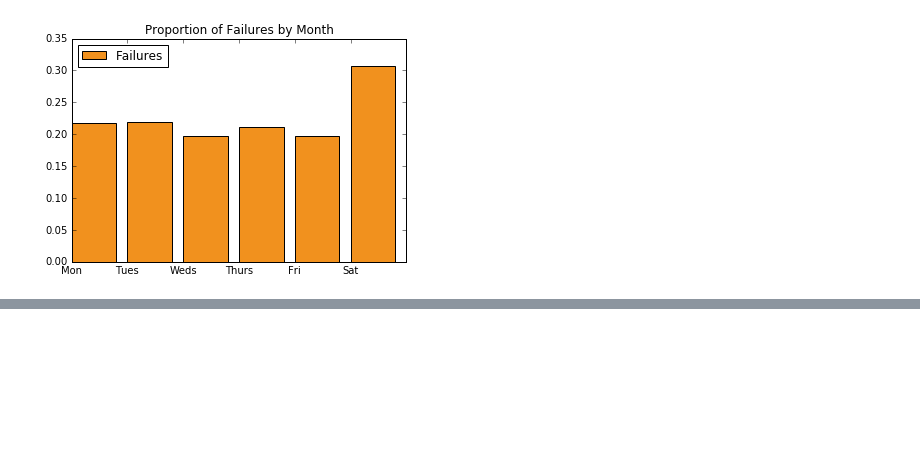
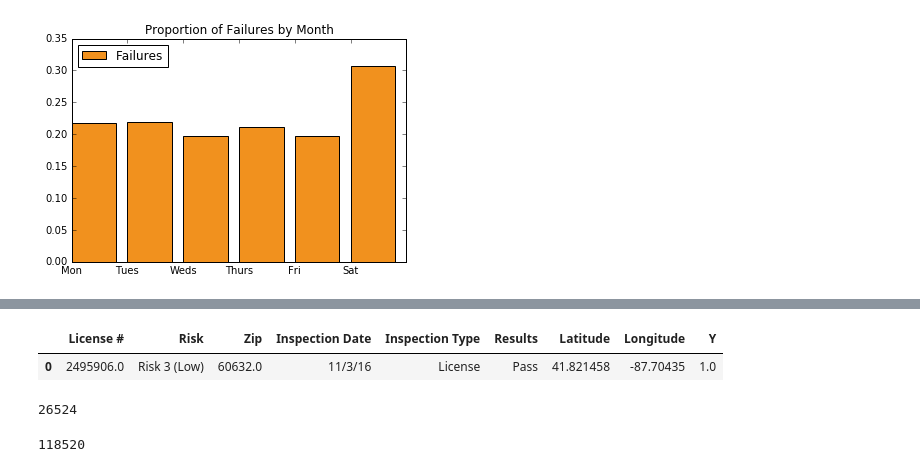
Before and after one commit to angelok1/cs109project, a Jupyter notebook: Food_Inspections.ipynb, the cells around one changed output, grey strips where cells are left out. Cells and saved outputs as stored; diff of their text form; code cells hidden in the pictures; blank space fills up the shorter version.

```diff
--- a/Food_Inspections.ipynb
+++ b/Food_Inspections.ipynb
@@ -438,0 +455,33 @@ plt.title("Proportion of Failures by Month")
+# %%
+#Clean up our classes
+#let's set up some classes... 0=fail, 1=pass, 2=pass with conditions
+df.loc[df.Results == 'Fail', 'Y'] = 0
+df.loc[df.Results == 'Pass', 'Y'] = 1
+df.loc[df.Results == 'Pass w/ Conditions', 'Y'] = 2
+
+#remove the other results rows
+df = df[(df.Results == 'Pass') | (df.Results == 'Fail') | (df.Results == 'Pass w/ Conditions')]
+# %%
+#drop columns we don't care about
+df = df.drop('Location', 1) #just a dupe of Latitude/longitude
+df = df.drop('State', 1) #they're all chicago
+df = df.drop('City', 1)
+df = df.drop('Inspection ID', 1) #since we're going to aggregate anyway
+df = df.drop('DBA Name', 1) #this is in the licenses anyway
+df = df.drop('AKA Name', 1) #this is in the licenses anyway
+df = df.drop('Address', 1) #this is in the licenses anyway
+df = df.drop('Facility Type', 1) #this is in the licenses anyway, and is hand entered here... so very bad data
+
+df.head(1)
+# %% [output]
+|  | License # | Risk | Zip | Inspection Date | Inspection Type | Results | Latitude | Longitude | Y |
+| 0 | 2495906.0 | Risk 3 (Low) | 60632.0 | 11/3/16 | License | Pass | 41.821458 | -87.70435 | 1.0 |
+# %%
+df["License #"].unique().shape[0]
+#this is bigger than unique businesses, so they have multiple licenses... too bad I don't know the type...
+# %% [output]
+26524
+# %%
+df.shape[0]
+# %% [output]
+118520
```
Also changed, not shown: parts of 24 cells of this notebook, 1 other file.
